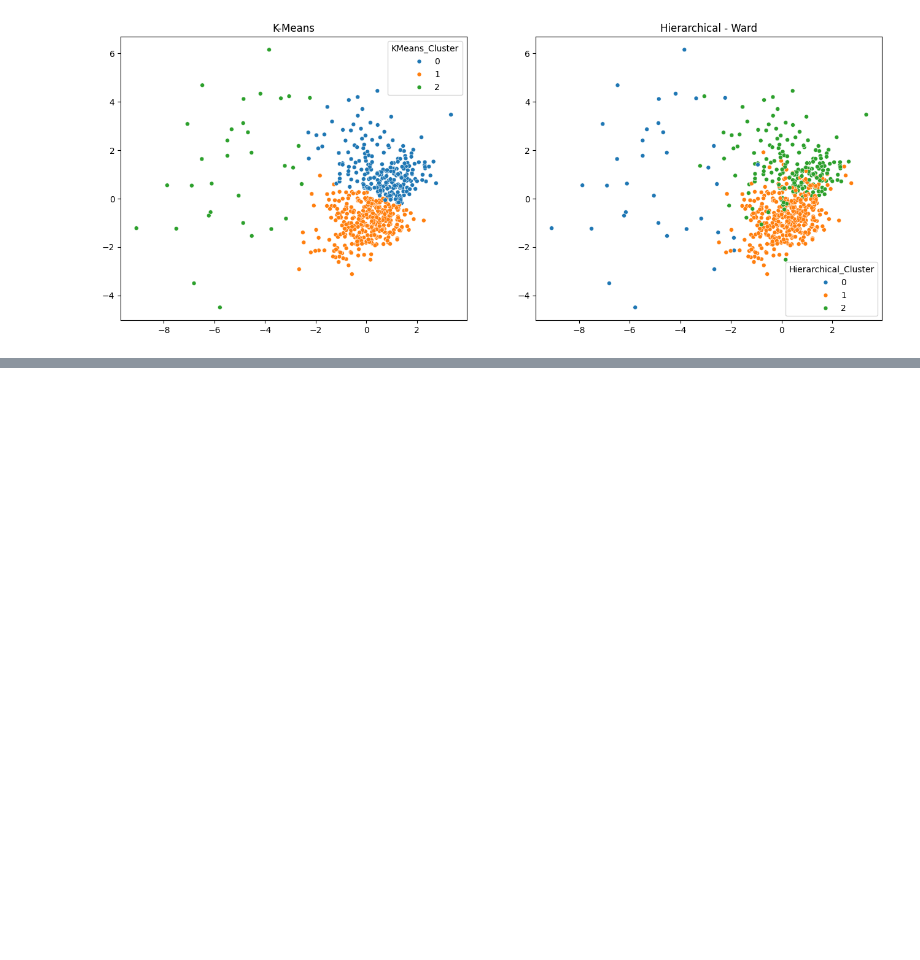
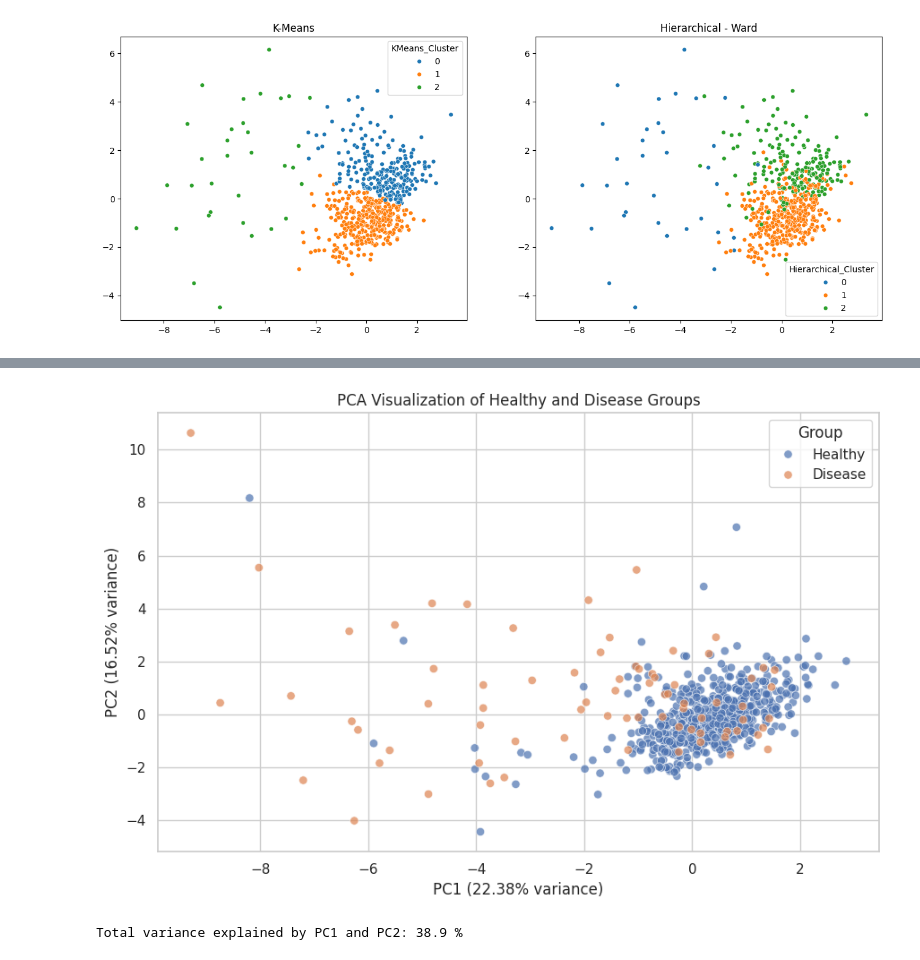
Before and after one commit to abhaymittal7/abhaymittal_eda, a Jupyter notebook: Untitled0.ipynb, the cells around one changed output, grey strips where cells are left out. Cells and saved outputs as stored; diff of their text form; code cells hidden in the pictures; blank space fills up the shorter version.

```diff
--- a/Untitled0.ipynb
+++ b/Untitled0.ipynb
@@ -941,0 +1213,42 @@ Adjusted Rand Index (Hierarchical vs Diagnosis): 0.2446
+# %%
+# Fit a two-component PCA model for visualization
+
+pca_2d = PCA(n_components=2)
+X_pca_2d = pca_2d.fit_transform(X_scaled)
+
+pca_plot_df = pd.DataFrame({
+    "PC1": X_pca_2d[:, 0],
+    "PC2": X_pca_2d[:, 1],
+    "Diagnosis": y.to_numpy()
+})
+
+plt.figure(figsize=(9, 6))
+
+sns.scatterplot(
+    data=pca_plot_df,
+    x="PC1",
+    y="PC2",
+    hue="Diagnosis",
+    alpha=0.7,
+    s=45
+)
+
+plt.title("PCA Visualization of Healthy and Disease Groups")
+plt.xlabel(
+    f"PC1 ({pca_2d.explained_variance_ratio_[0] * 100:.2f}% variance)"
+)
+plt.ylabel(
+    f"PC2 ({pca_2d.explained_variance_ratio_[1] * 100:.2f}% variance)"
+)
+plt.legend(title="Group")
+plt.tight_layout()
+plt.show()
+
+print(
+    "Total variance explained by PC1 and PC2:",
+    round(pca_2d.explained_variance_ratio_.sum() * 100, 2),
+    "%"
+)
+# %% [output]
+[figure, added]
+Total variance explained by PC1 and PC2: 38.9 %
```
Also changed, not shown: parts of 17 cells of this notebook.
